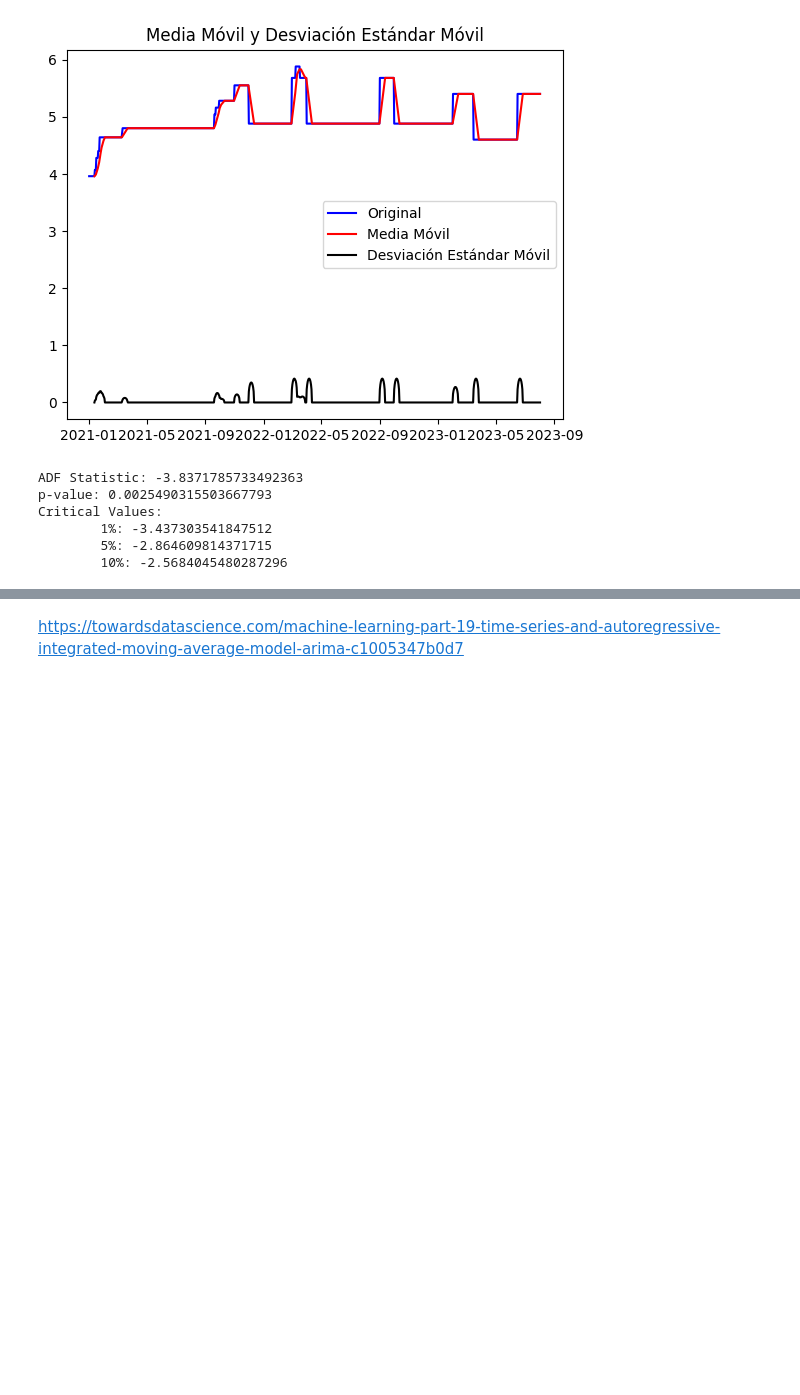
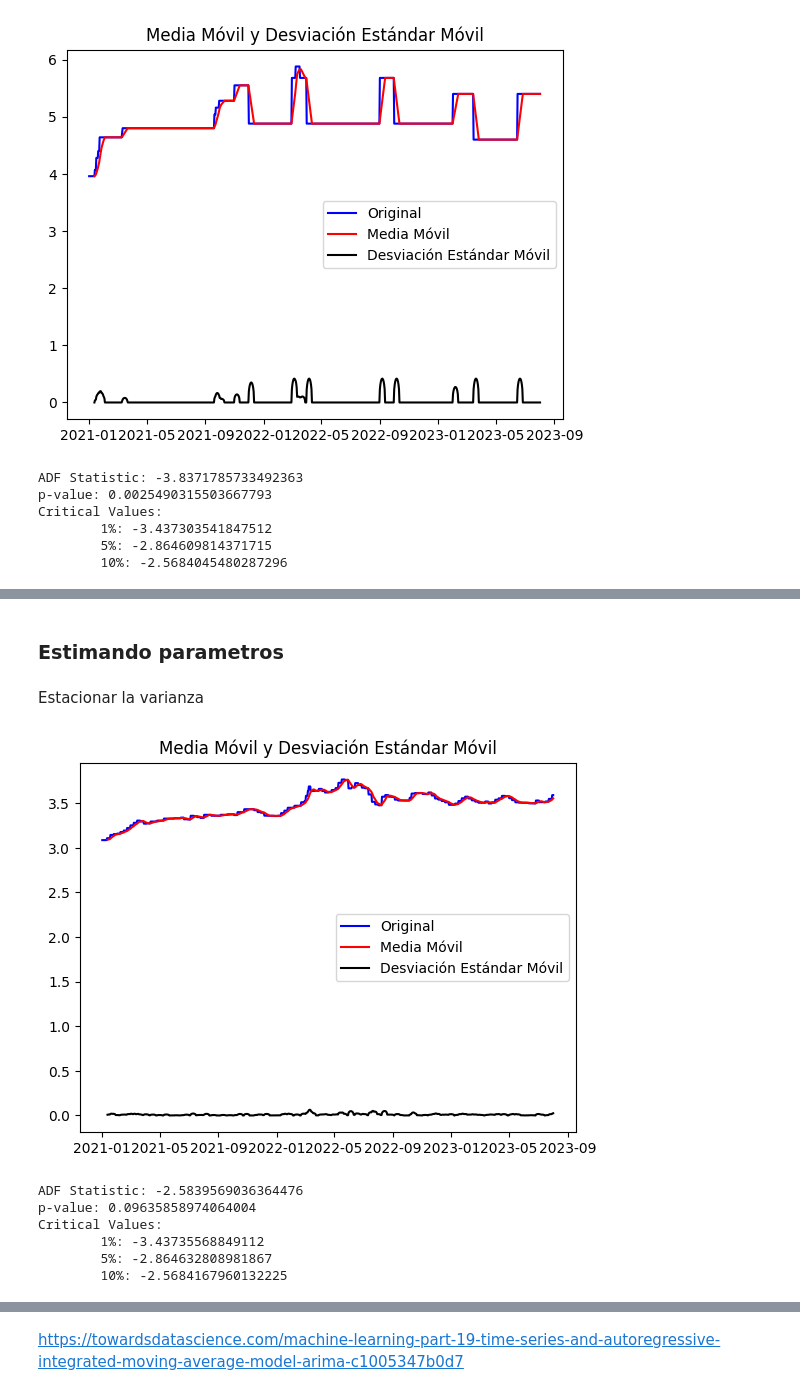
Before and after one commit to MGonza20/Lab2_DataScience, a Jupyter notebook: gasolina.ipynb, the cells around one changed output, grey strips where cells are left out. Saved outputs shown, nothing was run; the diff lists cells and outputs as text; code cells hidden in the pictures; blank space fills up the shorter version.

```diff
--- a/gasolina.ipynb
+++ b/gasolina.ipynb
@@ -110,0 +130,15 @@ Critical Values:
+# %% [markdown]
+### Estimando parametros
+# %% [markdown]
+Estacionar la varianza
+# %%
+superior_df_log = np.log(superior_df)
+get_stationarity(superior_df_log, 'superior')
+# %% [output]
+[figure, added]
+ADF Statistic: -2.5839569036364476
+p-value: 0.09635858974064004
+Critical Values:
+        1%: -3.43735568849112
+        5%: -2.864632808981867
+        10%: -2.5684167960132225
```
Also changed, not shown: parts of 7 cells of this notebook.
